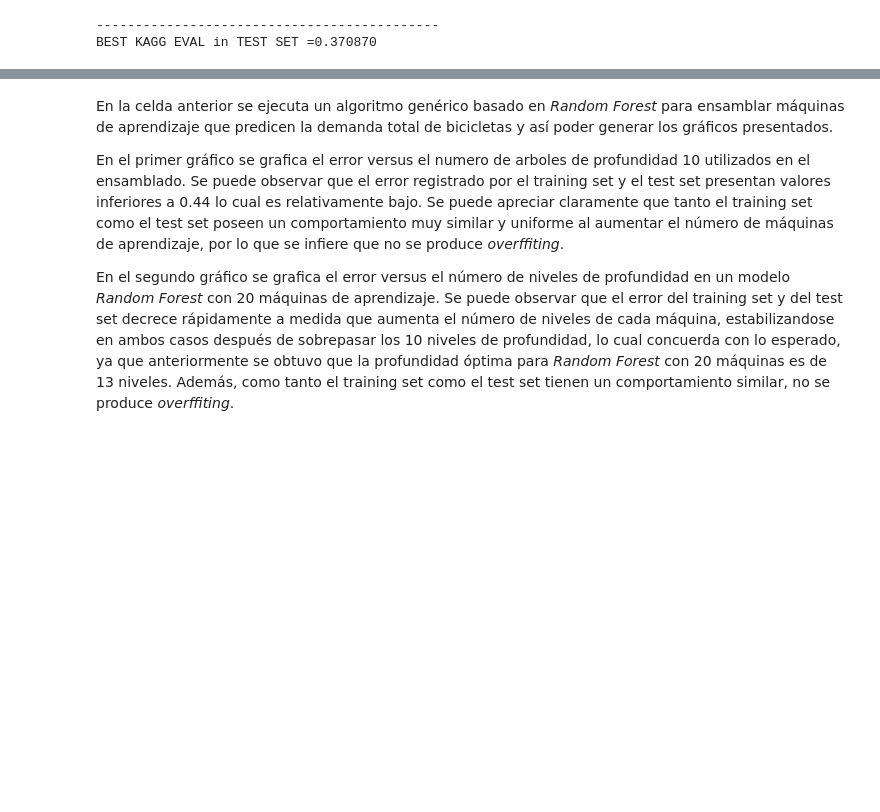
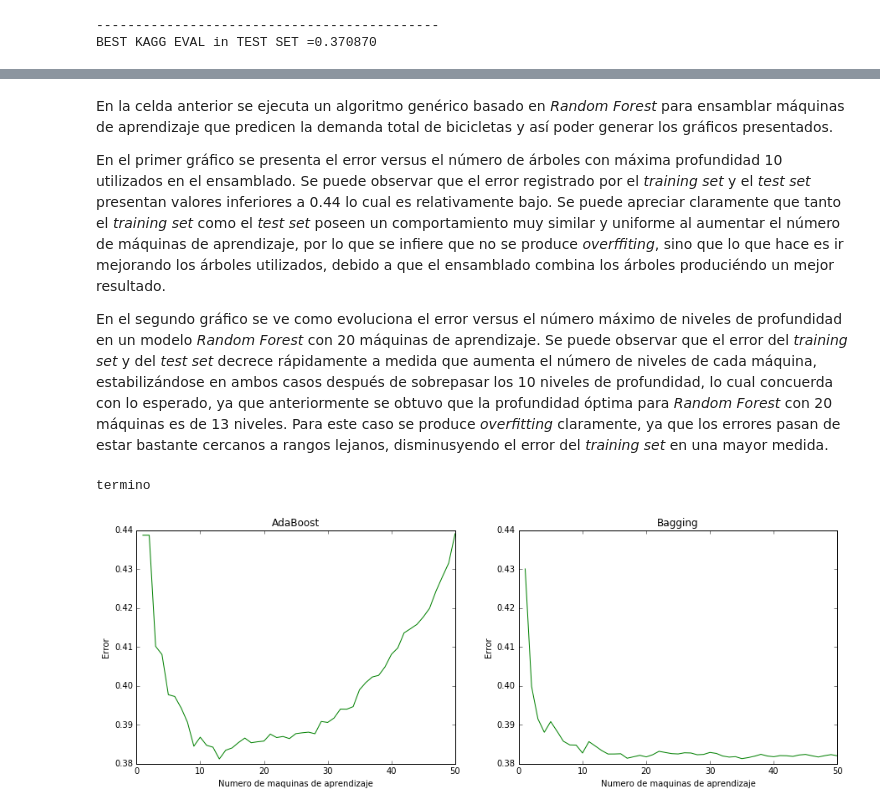
Before and after one commit to FMena14/MachineLearning3, a Jupyter notebook: Parte2.ipynb, the cells around one changed output, grey strips where cells are left out. Drawn from its saved outputs; the diff is of its cells as text; code cells hidden in the pictures; blank space fills up the shorter version.

```diff
--- a/Parte2.ipynb
+++ b/Parte2.ipynb
@@ -1122,8 +1150,43 @@ plt.show()
 # %% [markdown]
 En la celda anterior se ejecuta un algoritmo genérico basado en *Random Forest* para ensamblar máquinas de aprendizaje que predicen la demanda total de bicicletas y así poder generar los gráficos presentados.
 
-En el primer gráfico se grafica el error versus el numero de arboles de profundidad 10 utilizados en el ensamblado. Se puede observar que el error registrado por el training set y el test set presentan valores inferiores a 0.44 lo cual es relativamente bajo.
-Se puede apreciar claramente que tanto el training set como el test set poseen un comportamiento muy similar y uniforme al aumentar el número de máquinas de aprendizaje, por lo que se infiere que no se produce *overffiting*.
+En el primer gráfico se presenta el error versus el número de árboles con máxima profundidad 10 utilizados en el ensamblado. Se puede observar que el error registrado por el *training set* y el *test set* presentan valores inferiores a 0.44 lo cual es relativamente bajo.
+Se puede apreciar claramente que tanto el *training set* como el *test set* poseen un comportamiento muy similar y uniforme al aumentar el número de máquinas de aprendizaje, por lo que se infiere que no se produce *overffiting*, sino que lo que hace es ir mejorando los árboles utilizados, debido a que el ensamblado combina los árboles produciéndo un mejor resultado.
 
-En el segundo gráfico se grafica el error versus el número de niveles de profundidad en un modelo *Random Forest* con 20 máquinas de aprendizaje.
-Se puede observar que el error del training set y del test set decrece rápidamente a medida que aumenta el número de niveles de cada máquina, estabilizandose en ambos casos después de sobrepasar los 10 niveles de profundidad, lo cual concuerda con lo esperado, ya que anteriormente se obtuvo que la profundidad óptima para *Random Forest* con 20 máquinas es de 13 niveles. Además, como tanto el training set como el test set tienen un comportamiento similar, no se produce *overffiting*.
+En el segundo gráfico se ve como evoluciona el error versus el número máximo de niveles de profundidad en un modelo *Random Forest* con 20 máquinas de aprendizaje.
+Se puede observar que el error del *training set* y del *test set* decrece rápidamente a medida que aumenta el número de niveles de cada máquina, estabilizándose en ambos casos después de sobrepasar los 10 niveles de profundidad, lo cual concuerda con lo esperado, ya que anteriormente se obtuvo que la profundidad óptima para *Random Forest* con 20 máquinas es de 13 niveles. Para este caso se produce *overfitting* claramente, ya que los errores pasan de estar bastante cercanos a rangos lejanos, disminusyendo el error del *training set* en una mayor medida.
+# %%
+from sklearn.ensemble import AdaBoostRegressor
+
+X_train,Y_train,X_val,Y_val,X_test,Y_test = representacion(df2,"extract","normal")
+
+info_ada =[]
+info_bagg = []
+for i in range(1,51):
+    model = AdaBoostRegressor(Tree(max_depth=10,random_state=0), n_estimators=i, random_state=0)
+    model.fit(X_train,Y_train)
+    Y_pred_test = model.predict(X_test)
+    kagg_test = eval_bikemodel(Y_pred_test,Y_test)
+    info_ada.append(kagg_test)
+
+    model = BaggingRegressor(Tree(max_depth=10,random_state=0), n_estimators=i, random_state=0)
+    model.fit(X_train,Y_train)
+    Y_pred_test = model.predict(X_test)
+    kagg_test = eval_bikemodel(Y_pred_test,Y_test)
+    info_bagg.append(kagg_test)
+print "termino"
+# %% [output]
+termino
+# %%
+f,ax = plt.subplots(1,2,figsize=(15,5))
+ax[0].plot(range(1,51),info_ada, color = "g")
+ax[0].set_xlabel('Numero de maquinas de aprendizaje')
+ax[0].set_ylabel('Error')
+ax[0].set_title('AdaBoost')
+ax[1].plot(range(1,51),info_bagg, color = "g")
+ax[1].set_xlabel('Numero de maquinas de aprendizaje')
+ax[1].set_ylabel('Error')
+ax[1].set_title('Bagging')
+plt.show()
+# %% [output]
+[figure, added]
```
Also changed, not shown: parts of 47 cells of this notebook, 2 other files.
